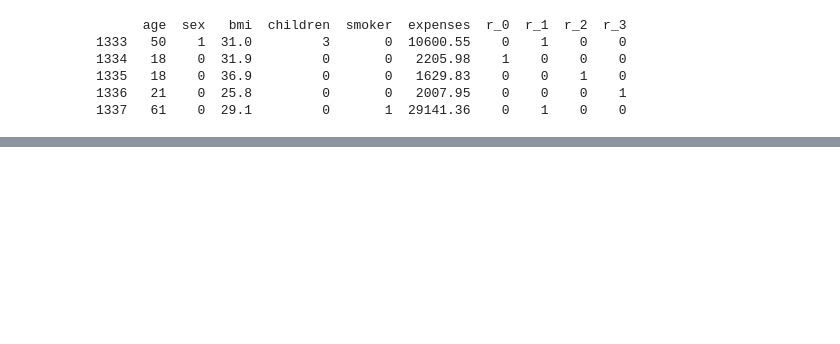
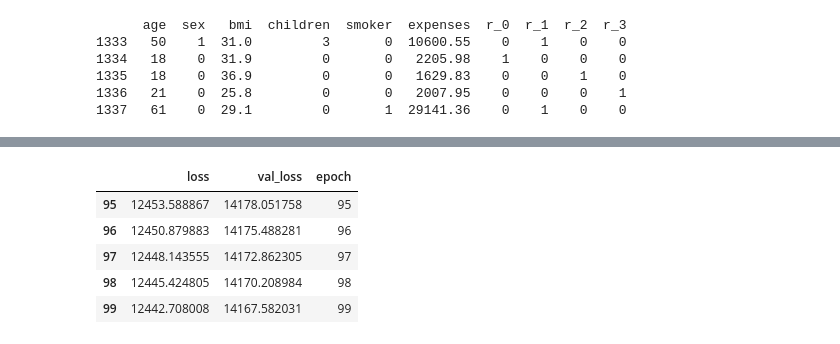
Before and after one commit to gdc-fcc/ols-health, a Jupyter notebook: nn.ipynb, the cells around one changed output, grey strips where cells are left out. Saved outputs shown, nothing was run; the diff lists cells and outputs as text; code cells hidden in the pictures; blank space fills up the shorter version.

```diff
--- a/nn.ipynb
+++ b/nn.ipynb
@@ -31,3 +25,16 @@ print(dataset.tail())
 1335   18    0  36.9         0       0   1629.83    0    0    1    0
 1336   21    0  25.8         0       0   2007.95    0    0    0    1
 1337   61    0  29.1         0       1  29141.36    0    1    0    0
+# %%
+train_dataset = dataset.sample(frac=0.8, random_state=0)
+test_dataset = dataset.drop(train_dataset.index)
+
+train_features = train_dataset.copy()
+test_features = test_dataset.copy()
+
+train_labels = train_features.pop('expenses')
+test_labels = test_features.pop('expenses')
+
+normalizer = tf.keras.layers.Normalization(axis=-1)
+normalizer.adapt(np.array(train_features))
+print(normalizer.mean.numpy())
@@ -33,0 +84,11 @@ print(dataset.tail())
+# %%
+hist = pd.DataFrame(history.history)
+hist['epoch'] = history.epoch
+hist.tail()
+# %% [output]
+|  | loss | val_loss | epoch |
+| 95 | 12453.588867 | 14178.051758 | 95 |
+| 96 | 12450.879883 | 14175.488281 | 96 |
+| 97 | 12448.143555 | 14172.862305 | 97 |
+| 98 | 12445.424805 | 14170.208984 | 98 |
+| 99 | 12442.708008 | 14167.582031 | 99 |
```
Also changed, not shown: parts of 12 cells of this notebook.
